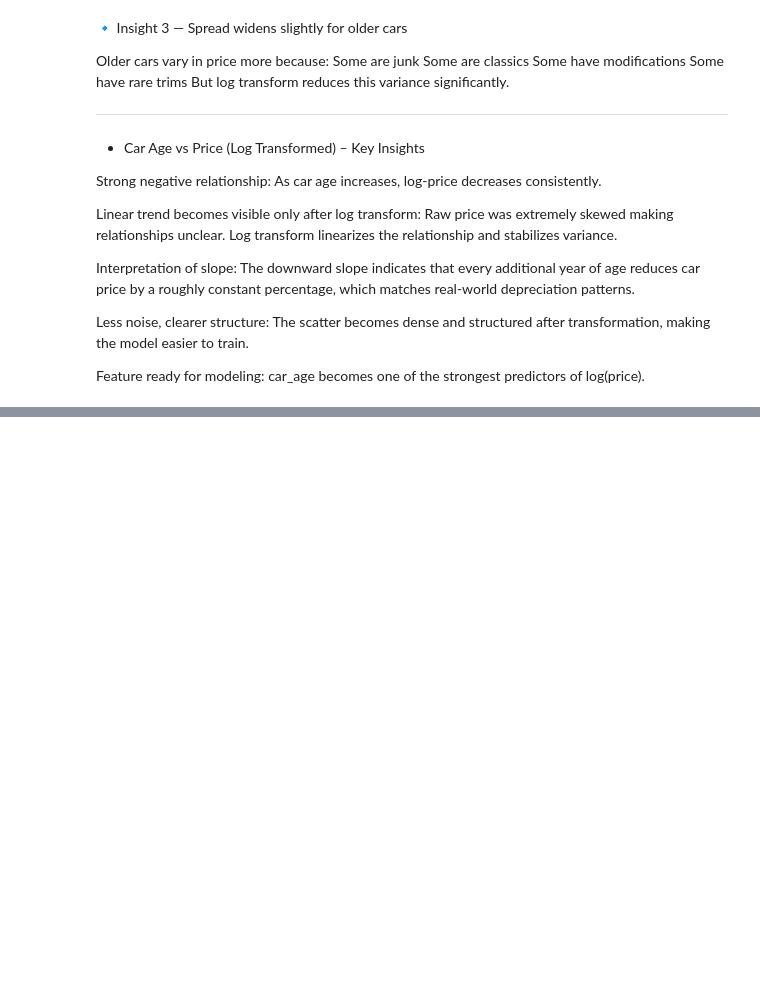
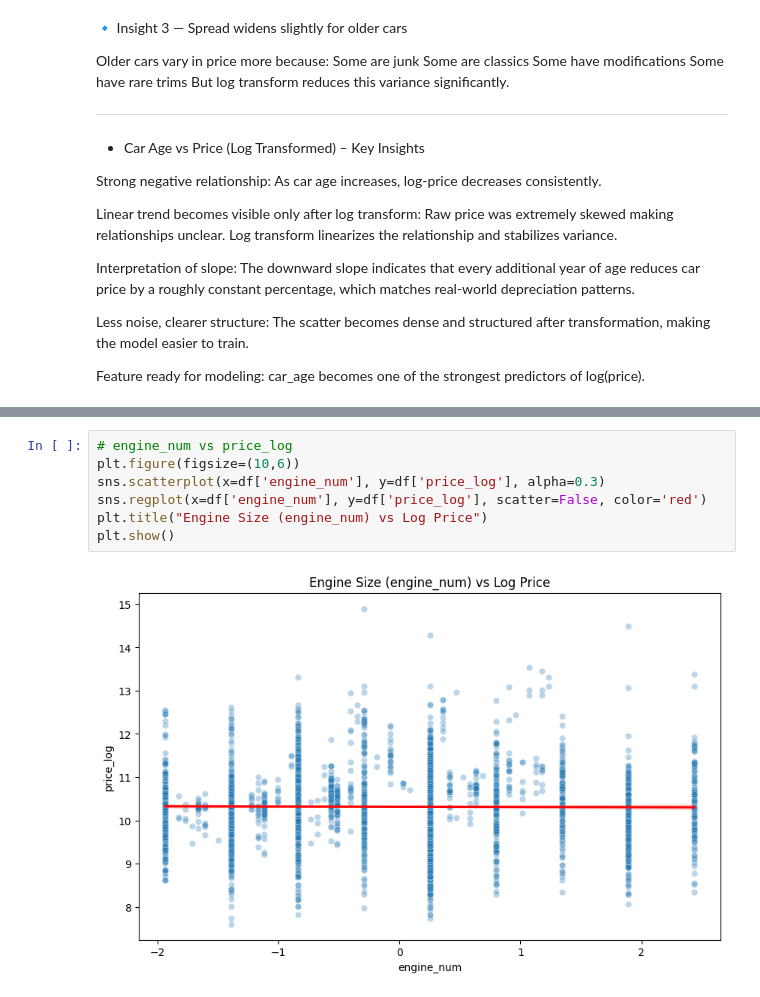
Before and after one commit to codebynishhhi/DS_ML_Projects, a Jupyter notebook: car-price-prediction/notebook/car_prediction.ipynb, the cells around one changed output, grey strips where cells are left out. Drawn from its saved outputs; the diff is of its cells as text; blank space fills up the shorter version.

```diff
--- a/car-price-prediction/notebook/car_prediction.ipynb
+++ b/car-price-prediction/notebook/car_prediction.ipynb
@@ -1132,0 +1255,9 @@ car_age becomes one of the strongest predictors of log(price).
+# %%
+# engine_num vs price_log
+plt.figure(figsize=(10,6))
+sns.scatterplot(x=df['engine_num'], y=df['price_log'], alpha=0.3)
+sns.regplot(x=df['engine_num'], y=df['price_log'], scatter=False, color='red')
+plt.title("Engine Size (engine_num) vs Log Price")
+plt.show()
+# %% [output]
+[figure, added]
```
Also changed, not shown: parts of 22 cells of this notebook.
